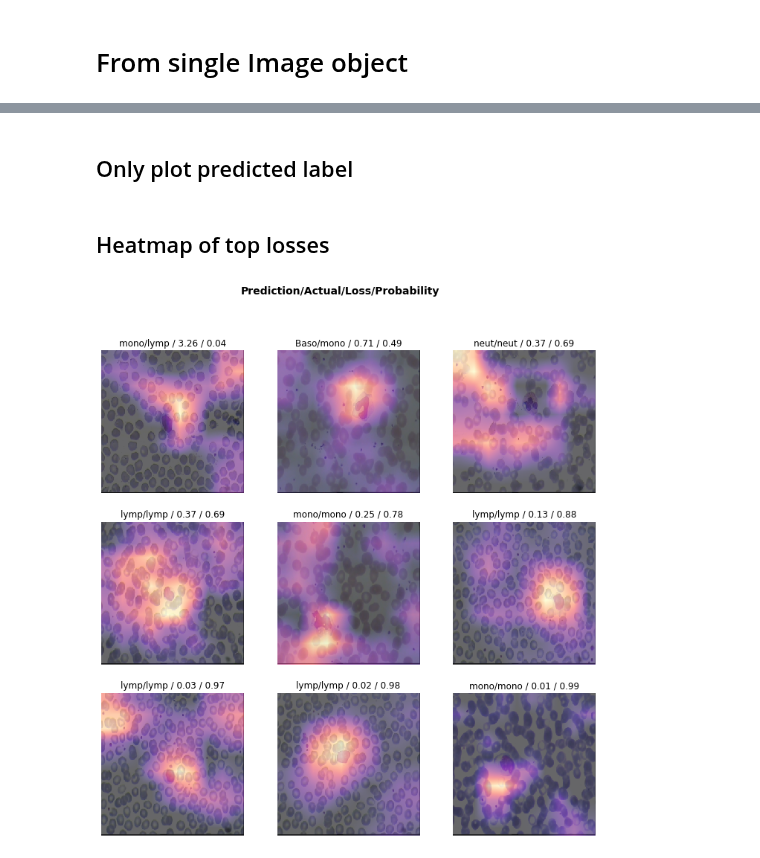
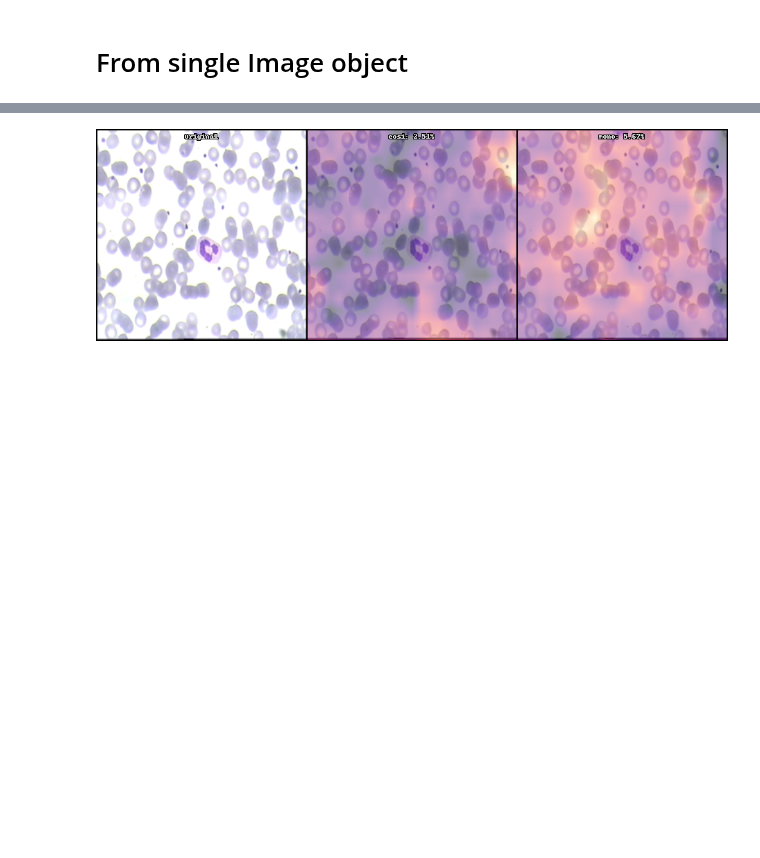
Before and after one commit to giotto-ai/giotto-deep, a Jupyter notebook: examples/Heatmap.ipynb, the cells around one changed output, grey strips where cells are left out. Cells and saved outputs as stored; diff of their text form; code cells hidden in the pictures; blank space fills up the shorter version.

Commit message:
push sphinx build

```diff
--- a/examples/Heatmap.ipynb
+++ b/examples/Heatmap.ipynb
@@ -101,0 +43,22 @@ unfreezing...
+# %%
+
+# data augmentation
+tfms = aug_transforms(pad_mode='zeros', mult=2, min_scale=0.5)
+
+# get data from folder
+data = ImageDataLoaders.from_folder(path=folder, batch_tfms=tfms, bs=64)
+
+# build the learner, with pretrained weights
+learn = cnn_learner(data, models.resnet50, metrics=accuracy, pretrained=True)
+print("lr finder...")
+# lr_finder
+#learn.lr_find()
+
+print("training starts...")
+# train
+#learn.fit_one_cycle(7,1e-2)
+
+print("unfreezing...")
+# finetune
+#learn.unfreeze
+#learn.fit_one_cycle(7,1e-2)
@@ -198,2 +70,0 @@ for idx in mismatch_idxs[:2]:
-# %% [markdown]
-## Only plot predicted label
@@ -204,6 +71,8 @@ for idx in mismatch_idxs[:2]:
-# %% [markdown]
-## Heatmap of top losses
-# %%
-interp.plot_top_losses(9, figsize=(12, 12), heatmap=True, heatmap_thresh=16)
-# %% [output]
-[figure, removed]
+# %%
+
+
+fname = folder/'valid/neut/8.bmp'
+
+learn.gradcam(fname, labels=['eosi', 'mono'], img_size=(224,224), alpha=0.45, show_original=True)
+# %% [output]
+[figure, added]
```
Also changed, not shown: parts of 26 cells of this notebook, 47 other files.
